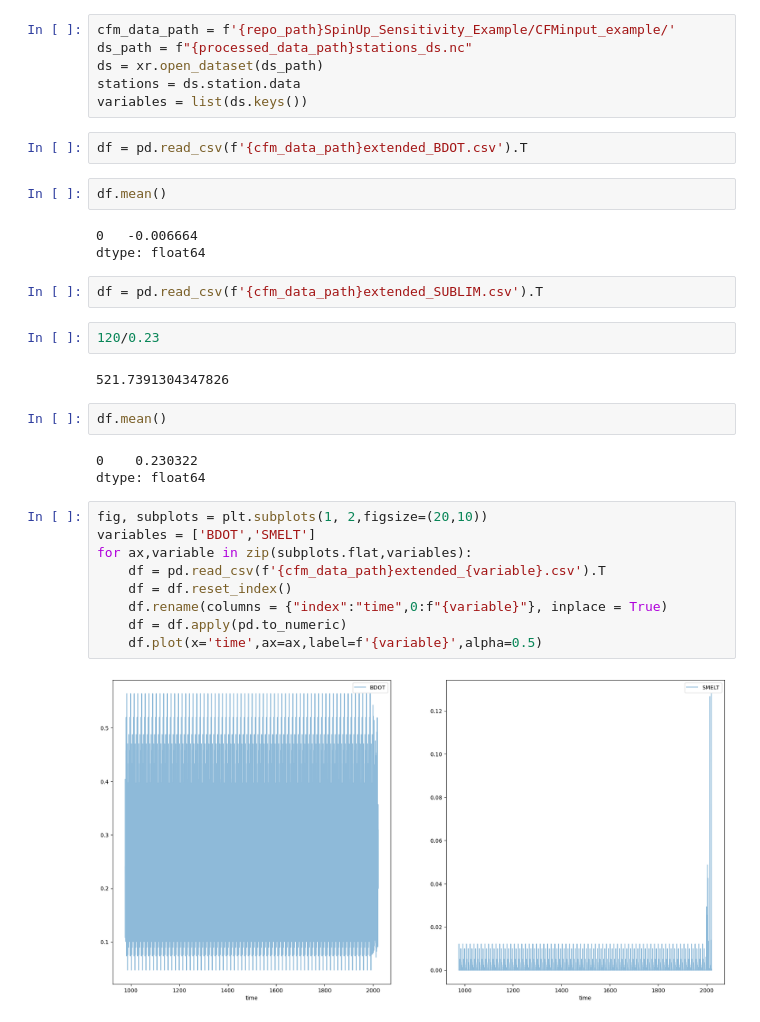
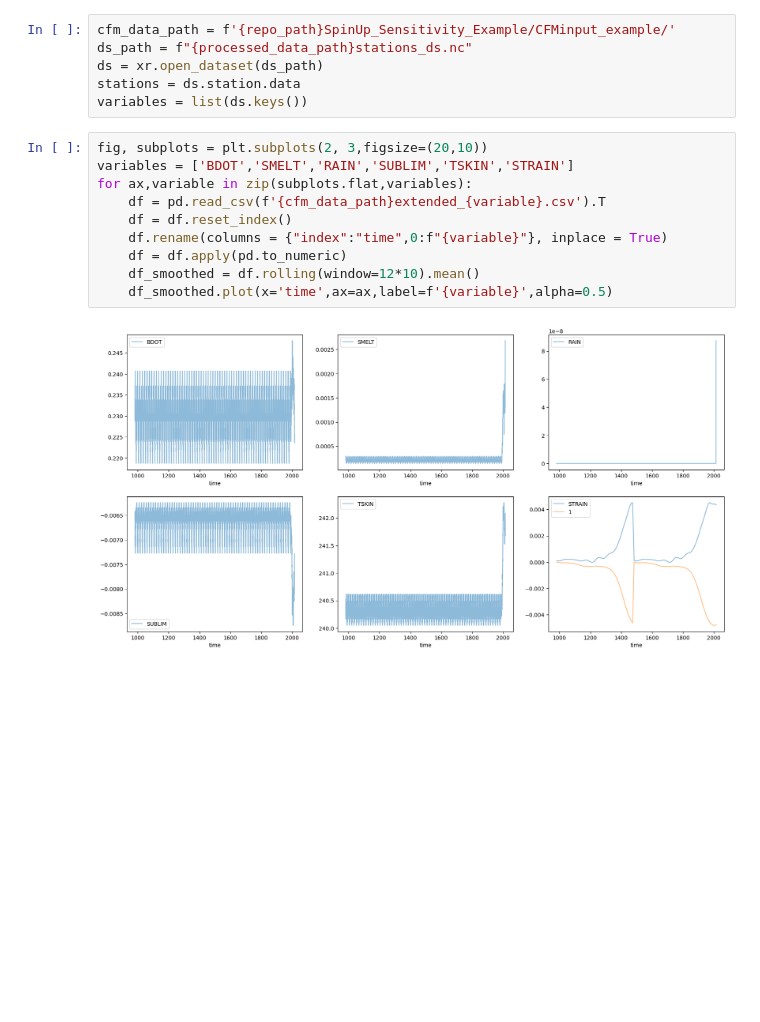
Before and after one commit to Jez-Carter/CommunityFirnModel, a Jupyter notebook: SpinUp_Sensitivity_Example/scripts/Examine CFM Input Dataframes.ipynb, the cells around one changed output. Drawn from its saved outputs; the diff is of its cells as text; blank space fills up the shorter version.

```diff
--- a/SpinUp_Sensitivity_Example/scripts/Examine CFM Input Dataframes.ipynb
+++ b/SpinUp_Sensitivity_Example/scripts/Examine CFM Input Dataframes.ipynb
@@ -9,32 +9,15 @@ ds_path = f"{processed_data_path}stations_ds.nc"
 ds = xr.open_dataset(ds_path)
 stations = ds.station.data
 variables = list(ds.keys())
-# %%
-df = pd.read_csv(f'{cfm_data_path}extended_BDOT.csv').T
-# %%
-df.mean()
-# %% [output]
-0   -0.006664
-dtype: float64
-# %%
-df = pd.read_csv(f'{cfm_data_path}extended_SUBLIM.csv').T
-# %%
-120/0.23
-# %% [output]
-521.7391304347826
-# %%
-df.mean()
-# %% [output]
-0    0.230322
-dtype: float64
 # %%
-fig, subplots = plt.subplots(1, 2,figsize=(20,10))
-variables = ['BDOT','SMELT']
+fig, subplots = plt.subplots(2, 3,figsize=(20,10))
+variables = ['BDOT','SMELT','RAIN','SUBLIM','TSKIN','STRAIN']
 for ax,variable in zip(subplots.flat,variables):
     df = pd.read_csv(f'{cfm_data_path}extended_{variable}.csv').T
     df = df.reset_index()
     df.rename(columns = {"index":"time",0:f"{variable}"}, inplace = True)
     df = df.apply(pd.to_numeric)
-    df.plot(x='time',ax=ax,label=f'{variable}',alpha=0.5)
+    df_smoothed = df.rolling(window=12*10).mean()
+    df_smoothed.plot(x='time',ax=ax,label=f'{variable}',alpha=0.5)
 # %% [output]
-[figure, old version]
+[figure, new version]
```
Also changed, not shown: parts of 5 cells of this notebook, 14 other files.
